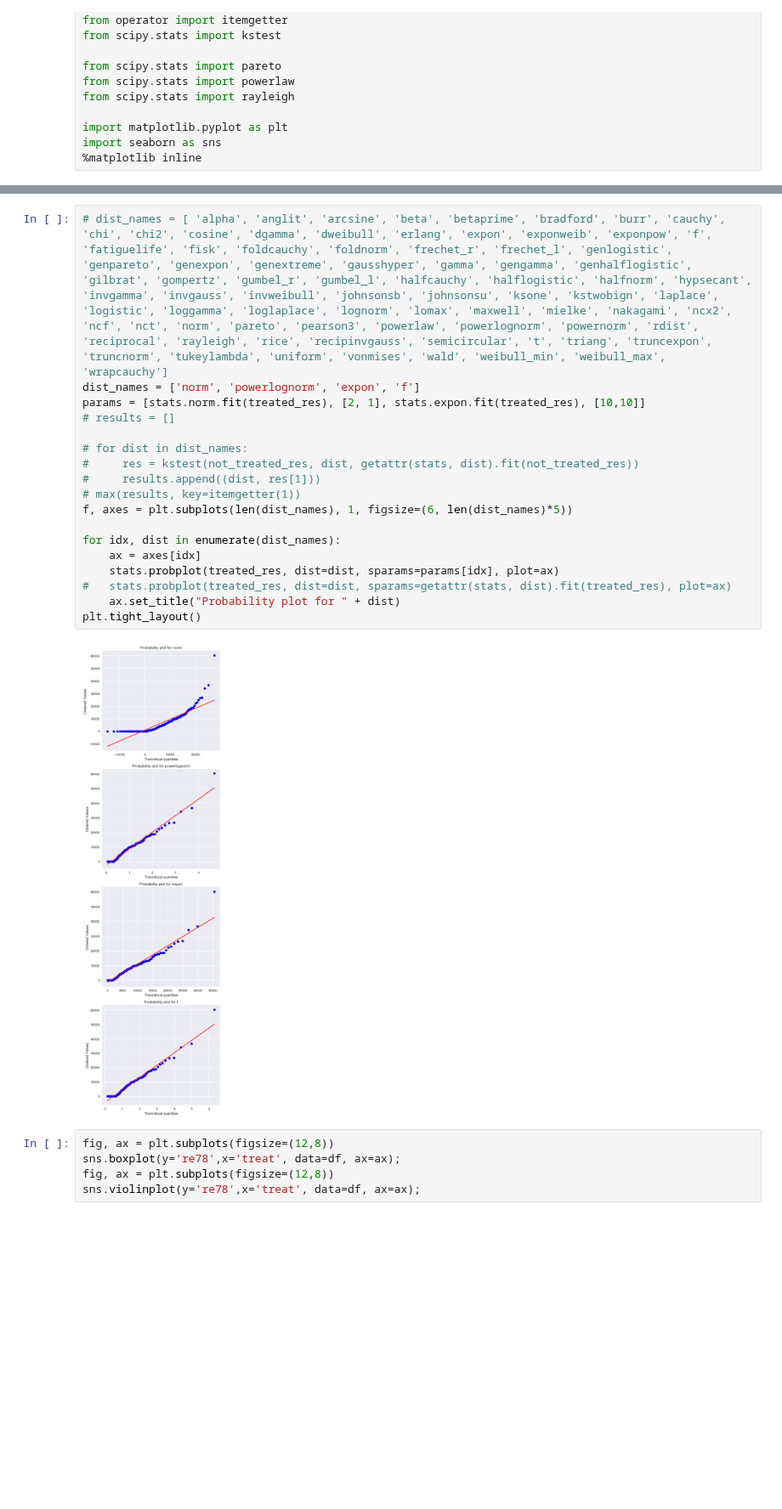
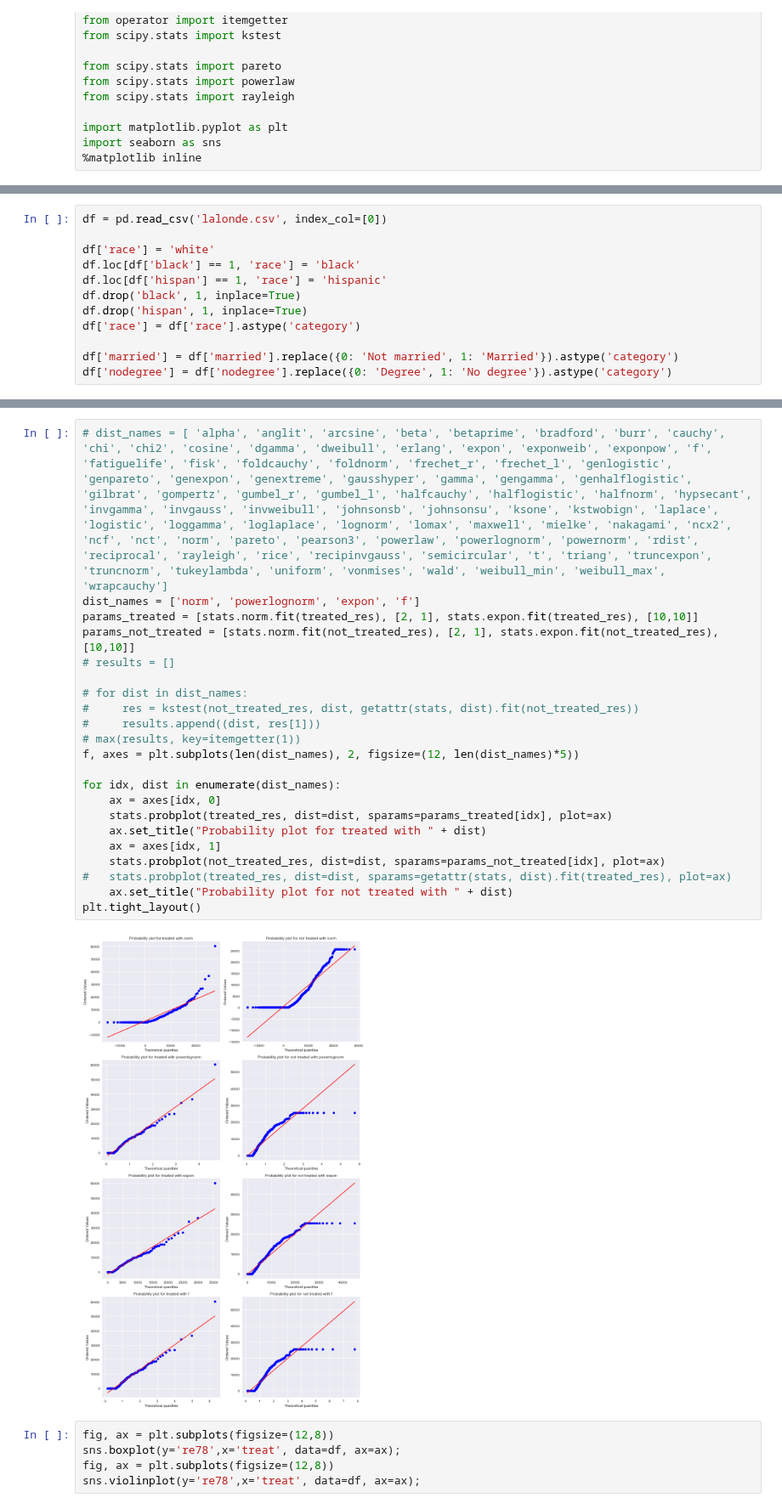
Before and after one commit to raphaelBarman/ADA-dh, a Jupyter notebook: 04 - Applied ML/Homework 4.ipynb, the cells around one changed output, grey strips where cells are left out. Shown at 85% size. Saved outputs shown, nothing was run; the diff lists cells and outputs as text; blank space fills up the shorter version.

```diff
--- a/04 - Applied ML/Homework 4.ipynb
+++ b/04 - Applied ML/Homework 4.ipynb
@@ -18,0 +19,12 @@ df = pd.read_csv('lalonde.csv', index_col=[0])
+# %%
+df = pd.read_csv('lalonde.csv', index_col=[0])
+
+df['race'] = 'white'
+df.loc[df['black'] == 1, 'race'] = 'black'
+df.loc[df['hispan'] == 1, 'race'] = 'hispanic'
+df.drop('black', 1, inplace=True)
+df.drop('hispan', 1, inplace=True)
+df['race'] = df['race'].astype('category')
+
+df['married'] = df['married'].replace({0: 'Not married', 1: 'Married'}).astype('category')
+df['nodegree'] = df['nodegree'].replace({0: 'Degree', 1: 'No degree'}).astype('category')
@@ -61,23 +75,27 @@ KstestResult(statistic=0.75672135980945399, pvalue=0.0)
 # %%
 # dist_names = [ 'alpha', 'anglit', 'arcsine', 'beta', 'betaprime', 'bradford', 'burr', 'cauchy', 'chi', 'chi2', 'cosine', 'dgamma', 'dweibull', 'erlang', 'expon', 'exponweib', 'exponpow', 'f', 'fatiguelife', 'fisk', 'foldcauchy', 'foldnorm', 'frechet_r', 'frechet_l', 'genlogistic', 'genpareto', 'genexpon', 'genextreme', 'gausshyper', 'gamma', 'gengamma', 'genhalflogistic', 'gilbrat', 'gompertz', 'gumbel_r', 'gumbel_l', 'halfcauchy', 'halflogistic', 'halfnorm', 'hypsecant', 'invgamma', 'invgauss', 'invweibull', 'johnsonsb', 'johnsonsu', 'ksone', 'kstwobign', 'laplace', 'logistic', 'loggamma', 'loglaplace', 'lognorm', 'lomax', 'maxwell', 'mielke', 'nakagami', 'ncx2', 'ncf', 'nct', 'norm', 'pareto', 'pearson3', 'powerlaw', 'powerlognorm', 'powernorm', 'rdist', 'reciprocal', 'rayleigh', 'rice', 'recipinvgauss', 'semicircular', 't', 'triang', 'truncexpon', 'truncnorm', 'tukeylambda', 'uniform', 'vonmises', 'wald', 'weibull_min', 'weibull_max', 'wrapcauchy']
 dist_names = ['norm', 'powerlognorm', 'expon', 'f']
-params = [stats.norm.fit(treated_res), [2, 1], stats.expon.fit(treated_res), [10,10]]
+params_treated = [stats.norm.fit(treated_res), [2, 1], stats.expon.fit(treated_res), [10,10]]
+params_not_treated = [stats.norm.fit(not_treated_res), [2, 1], stats.expon.fit(not_treated_res), [10,10]]
 # results = []
 
 # for dist in dist_names:
 #     res = kstest(not_treated_res, dist, getattr(stats, dist).fit(not_treated_res))
 #     results.append((dist, res[1]))
 # max(results, key=itemgetter(1))
-f, axes = plt.subplots(len(dist_names), 1, figsize=(6, len(dist_names)*5))
+f, axes = plt.subplots(len(dist_names), 2, figsize=(12, len(dist_names)*5))
 
 for idx, dist in enumerate(dist_names):
-    ax = axes[idx]
-    stats.probplot(treated_res, dist=dist, sparams=params[idx], plot=ax)
+    ax = axes[idx, 0]
+    stats.probplot(treated_res, dist=dist, sparams=params_treated[idx], plot=ax)
+    ax.set_title("Probability plot for treated with " + dist)
+    ax = axes[idx, 1]
+    stats.probplot(not_treated_res, dist=dist, sparams=params_not_treated[idx], plot=ax)
 #   stats.probplot(treated_res, dist=dist, sparams=getattr(stats, dist).fit(treated_res), plot=ax)
-    ax.set_title("Probability plot for " + dist)
+    ax.set_title("Probability plot for not treated with " + dist)
 plt.tight_layout()
 # %% [output]
-[figure, old version]
+[figure, new version]
 # %%
 fig, ax = plt.subplots(figsize=(12,8))
 sns.boxplot(y='re78',x='treat', data=df, ax=ax);
```
Also changed, not shown: parts of 21 cells of this notebook.
